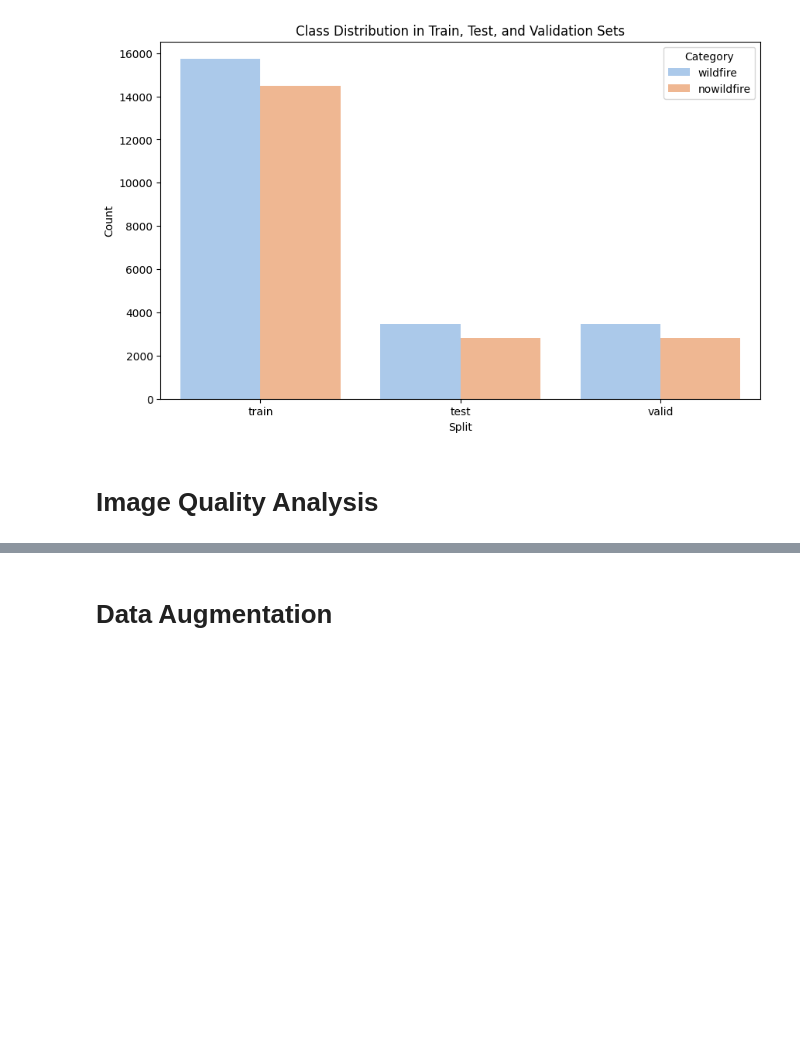
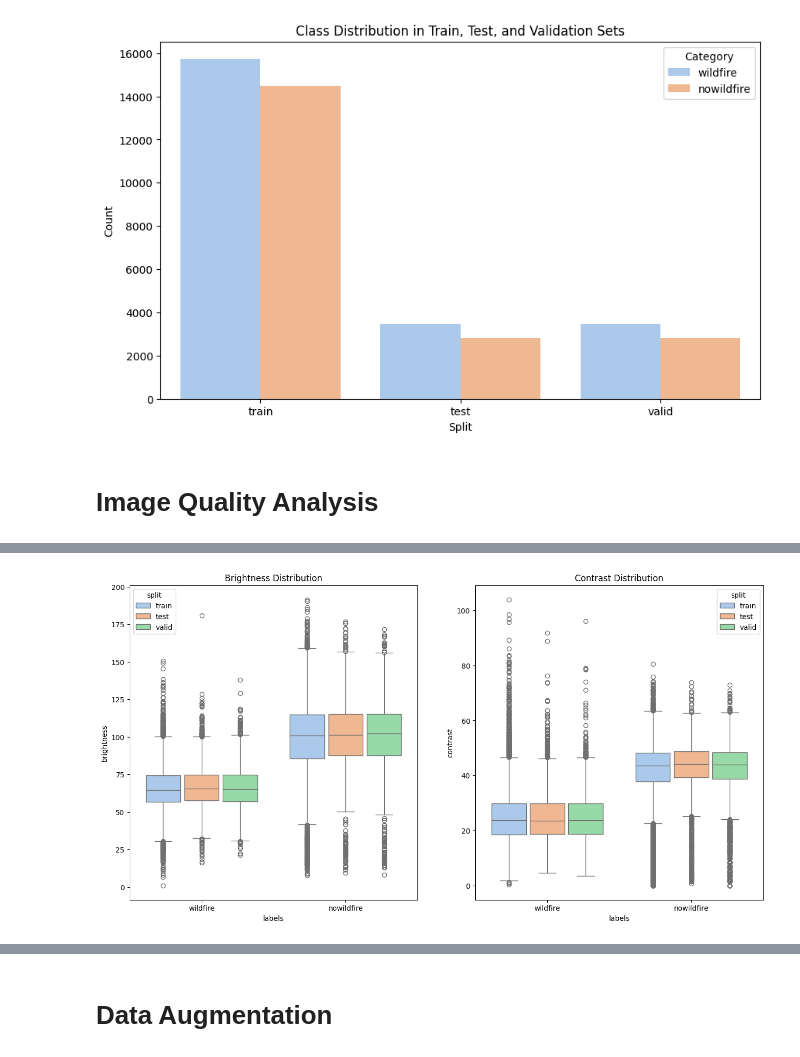
Before and after one commit to Silvano315/Wildfire_Prediction_with_Satellite_Images, a Jupyter notebook: EDA.ipynb, the cells around one changed output, grey strips where cells are left out. Saved outputs shown, nothing was run; the diff lists cells and outputs as text; code cells hidden in the pictures; blank space fills up the shorter version.

```diff
--- a/EDA.ipynb
+++ b/EDA.ipynb
@@ -165,12 +165,12 @@ plot_class_distribution(images_path, splits, labels)
 # %% [markdown]
 # Image Quality Analysis
 # %%
-# Plot brightness and contrast
+# Evaluate brightness and contrast
 
 brightness_contrast_data = {'split': [], 'labels': [], 'brightness': [], 'contrast': []}
 
 for split in splits:
-    for categlabelory in labels:
+    for label in labels:
         path = os.path.join(images_path, split, label)
         for img_name in os.listdir(path):
             img_path = os.path.join(path, img_name)
@@ -181,14 +181,4 @@ for split in splits:
             brightness_contrast_data['contrast'].append(contrast)
 
 df_brightness_contrast = pd.DataFrame(brightness_contrast_data)
-
-plt.figure(figsize=(16, 8))
-plt.subplot(1, 2, 1)
-sns.boxplot(x='labels', y='brightness', hue='split', data=df_brightness_contrast, palette='pastel', width=0.5)
-plt.title('Brightness Distribution')
-
-plt.subplot(1, 2, 2)
-sns.boxplot(x='labels', y='contrast', hue='split', data=df_brightness_contrast, palette='pastel', width=0.5)
-plt.title('Contrast Distribution')
-
-plt.show()
+df_brightness_contrast.head()
@@ -194,0 +192,16 @@ plt.show()
+# %%
+# Plot brightness and contrast bar plots
+
+plt.figure(figsize=(16, 8))
+
+plt.subplot(1, 2, 1)
+sns.boxplot(x='labels', y='brightness', hue='split', data=df_brightness_contrast, palette='pastel', gap=0.1)
+plt.title('Brightness Distribution')
+
+plt.subplot(1, 2, 2)
+sns.boxplot(x='labels', y='contrast', hue='split', data=df_brightness_contrast, palette='pastel', gap=0.1)
+plt.title('Contrast Distribution')
+
+plt.show()
+# %% [output]
+[figure, added]
```
Also changed, not shown: parts of 4 cells of this notebook.
